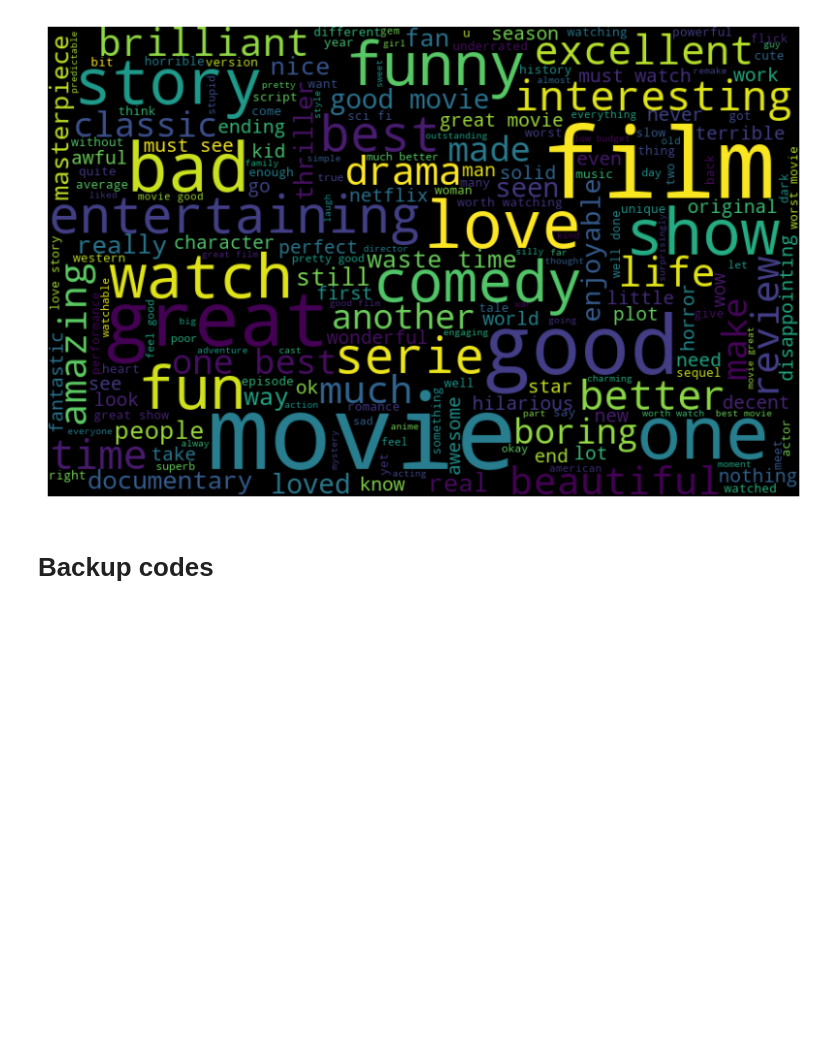
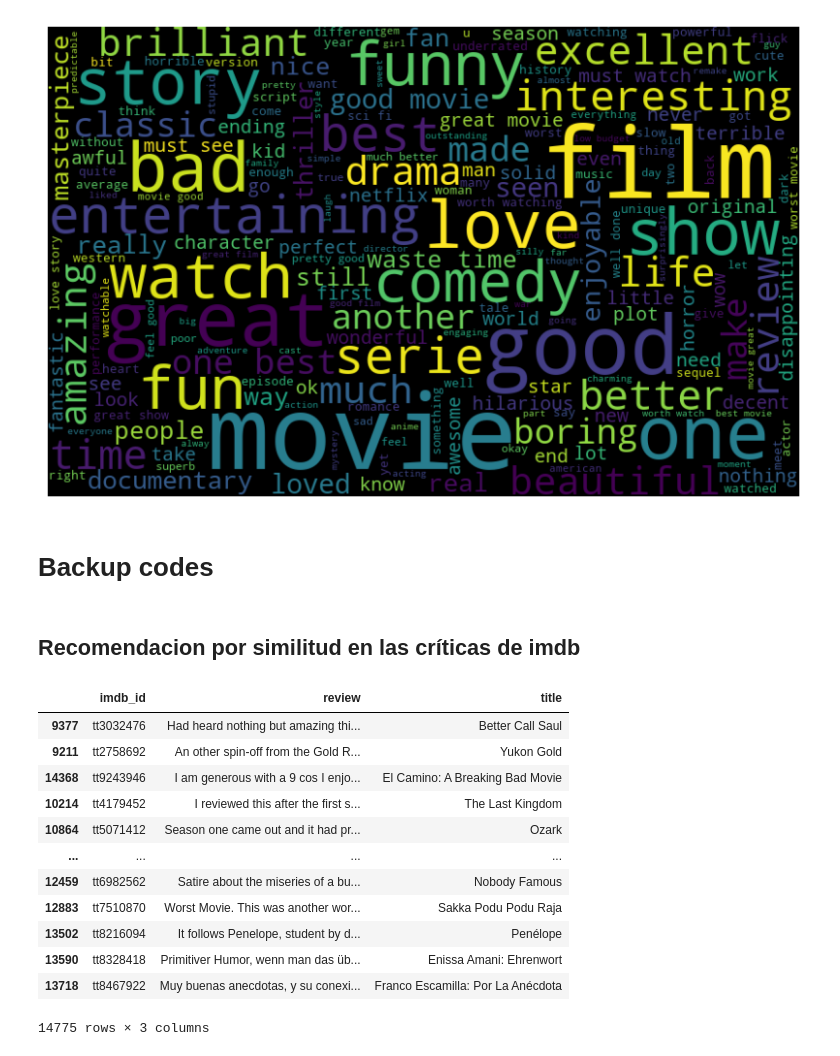
Before and after one commit to jrodrisanz/Final_project, a Jupyter notebook: src/main.ipynb, the cells around one changed output. Drawn from its saved outputs; the diff is of its cells as text; code cells hidden in the pictures; blank space fills up the shorter version.

```diff
--- a/src/main.ipynb
+++ b/src/main.ipynb
@@ -1439,3 +1440,5 @@ if opcion_seleccionada == 'Buscar Película':
         st.write('IMDb Score:', pelicula['imdb_score'].values[0])
     else:
         st.write('No se encontraron resultados para la película ingresada')
+# %% [markdown]
+## Recomendacion por similitud en las críticas de imdb
@@ -1441,0 +1472,43 @@ if opcion_seleccionada == 'Buscar Película':
+# %%
+import pandas as pd
+from sklearn.feature_extraction.text import TfidfVectorizer
+from sklearn.metrics.pairwise import linear_kernel
+
+respuestas= 'Breaking Bad'
+
+def generar_recomendaciones(respuestas):
+    titles = pd.read_csv('../data/clean/titles.csv', encoding='utf-8', encoding_errors='ignore')
+    comments = pd.read_csv('../data/clean/critics.csv', encoding='utf-8', encoding_errors='ignore')
+
+    # 1. Filtro por peli o serie fav
+    tfidf = TfidfVectorizer(stop_words='english')              # Definir objeto vectorizador TF-IDF
+    tfidf_matrix = tfidf.fit_transform(comments['review'])   # construir matriz TF-IDF
+
+    cosine_sim = linear_kernel(tfidf_matrix, tfidf_matrix)       # similitud de cosenos
+
+    indices = pd.Series(comments.index, index=comments['title']).drop_duplicates()  # construir mapa inverso de índices y títulos de películas
+
+    idx = indices[respuestas]
+    sim_scores = list(enumerate(cosine_sim[idx]))
+    sim_scores = sorted(sim_scores, key=lambda x: x[1], reverse=True)       # ordenar las películas por similitud de contenido
+    movie_id = [i[0] for i in sim_scores]
+    df_filtrado = comments.iloc[movie_id]
+    df_filtrado = df_filtrado.iloc[1:]
+
+    return df_filtrado
+# %%
+generar_recomendaciones(respuestas)
+# %% [output]
+|  | imdb_id | review | title |
+| 9377 | tt3032476 | Had heard nothing but amazing thi... | Better Call Saul |
+| 9211 | tt2758692 | An other spin-off from the Gold R... | Yukon Gold |
+| 14368 | tt9243946 | I am generous with a 9 cos I enjo... | El Camino: A Breaking Bad Movie |
+| 10214 | tt4179452 | I reviewed this after the first s... | The Last Kingdom |
+| 10864 | tt5071412 | Season one came out and it had pr... | Ozark |
+| ... | ... | ... | ... |
+| 12459 | tt6982562 | Satire about the miseries of a bu... | Nobody Famous |
+| 12883 | tt7510870 | Worst Movie. This was another wor... | Sakka Podu Podu Raja |
+| 13502 | tt8216094 | It follows Penelope, student by d... | Penélope |
+| 13590 | tt8328418 | Primitiver Humor, wenn man das üb... | Enissa Amani: Ehrenwort |
+| 13718 | tt8467922 | Muy buenas anecdotas, y su conexi... | Franco Escamilla: Por La Anécdota |
+14775 rows × 3 columns
```
Also changed, not shown: parts of 19 cells of this notebook, 1 other file.
